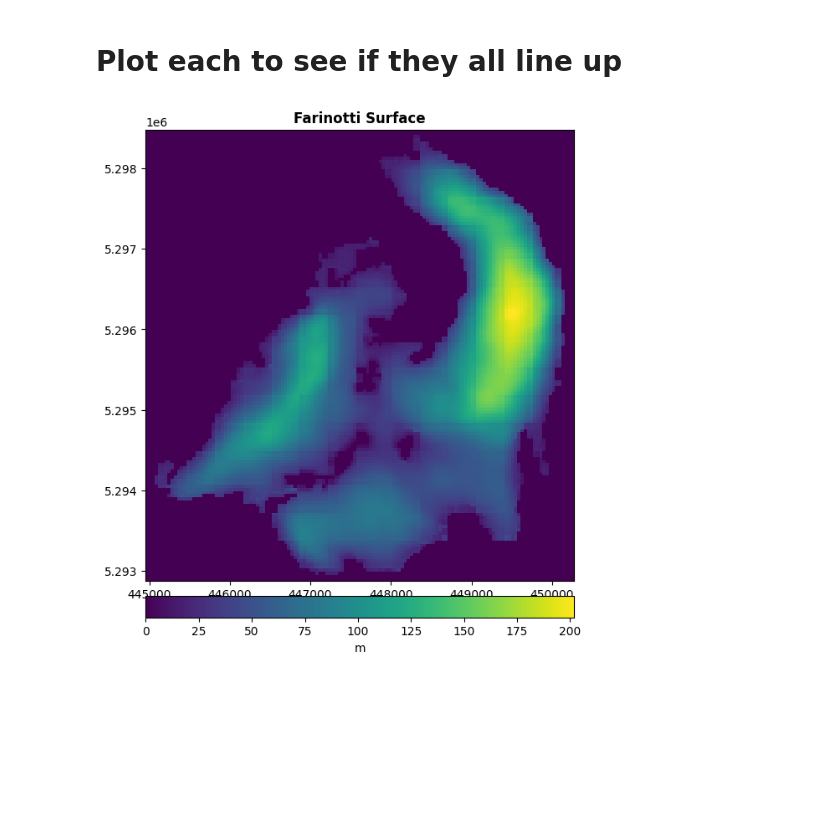
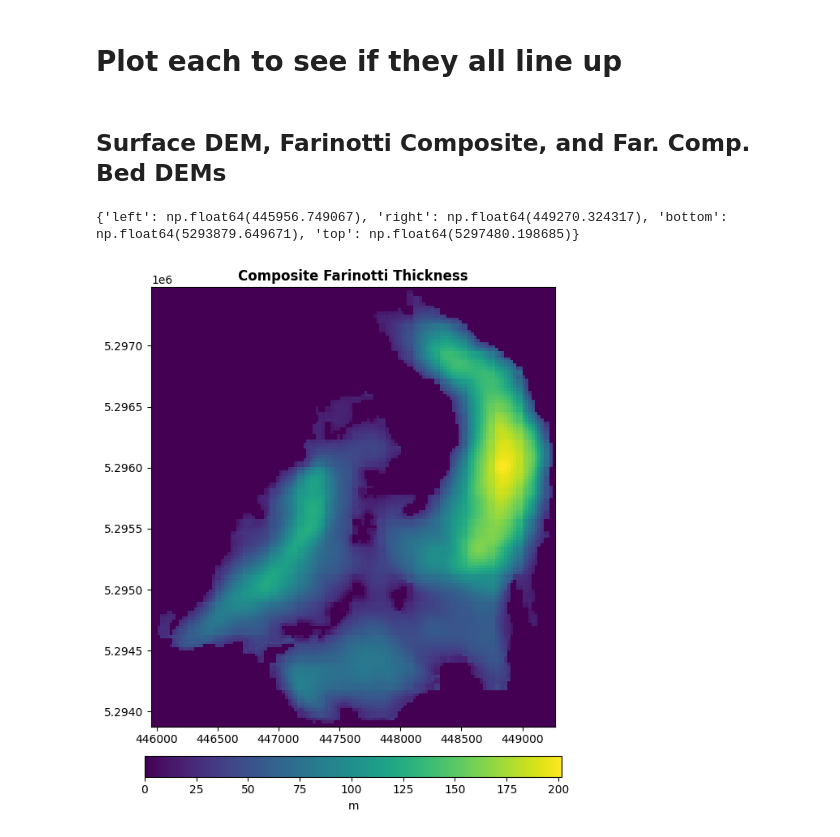
Before and after one commit to JonMaurer/Blue_glacier, a Jupyter notebook: sync/blue_glacier/code/liam_notebooks/blue_glacier.ipynb, the cells around one changed output. Drawn from its saved outputs; the diff is of its cells as text; code cells hidden in the pictures; blank space fills up the shorter version.

```diff
--- a/sync/blue_glacier/code/liam_notebooks/blue_glacier.ipynb
+++ b/sync/blue_glacier/code/liam_notebooks/blue_glacier.ipynb
@@ -85,44 +88,41 @@ Q = firedrake.FunctionSpace(mesh, dg1)
 V = firedrake.VectorFunctionSpace(mesh, cg1)
 # %% [markdown]
 # Plot each to see if they all line up
+# %% [markdown]
+## Surface DEM, Farinotti Composite, and Far. Comp. Bed DEMs
 # %%
 coords = np.array(list(geojson.utils.coords(outline)))
 delta = 1e3
 extent = {
-    "left": coords[:, 0].min() - 1 * delta,
-    "right": coords[:, 0].max() + delta,
-    "bottom": coords[:, 1].min() - 1 * delta,
-    "top": coords[:, 1].max() + delta,
+    "left": coords[:, 0].min(),
+    "right": coords[:, 0].max(),
+    "bottom": coords[:, 1].min(),
+    "top": coords[:, 1].max(),
 }
+# %%
+print(extent)
+# %% [output]
+{'left': np.float64(445956.749067), 'right': np.float64(449270.324317), 'bottom': np.float64(5293879.649671), 'top': np.float64(5297480.198685)}
 # %%
-# Surface File and Bed file
+# Farinotti Composite Thickness
 surf_file_far = rasterio.open(far_h)
 window = rasterio.windows.from_bounds(**extent,
                                       transform=surf_file_far.transform).round_lengths().round_offsets()
 transform = surf_file_far.window_transform(window)
-FarinottiSurf_obs = surf_file_far.read(window=window)
-
-#surf_file = rasterio.open(dave_surface)
-#window = rasterio.windows.from_bounds(**extent,
-#                                      transform=surf_file.transform).round_lengths().round_offsets()
-#transform = surf_file.window_transform(window)
-#DaveSurf_obs = surf_file.read(window=window)
-
-# Filtering Fill Vals
-#DaveSurf_obs[DaveSurf_obs < 0] = 0
+CompositeSurf_obs = surf_file_far.read(window=window)
 # %%
 fig, ax = plt.subplots(1, 1, figsize = [6, 7], sharey = True)
 
-colors = ax.imshow(FarinottiSurf_obs[0, :, :],
+colors = ax.imshow(CompositeSurf_obs[0, :, :],
                       extent=(extent["left"], extent["right"], extent["bottom"], extent["top"]),
                       #cmap = cmap2,
                       #vmin = 1500,
                       axes=ax)
-fig.colorbar(colors, label="m", location = 'bottom', fraction=0.046, pad=0.03)
-ax.set_title('Farinotti Surface', fontweight = 'bold')
+fig.colorbar(colors, label="m", location = 'bottom', fraction=0.05, pad=0.06)
+ax.set_title('Composite Farinotti Thickness', fontweight = 'bold')
 ax.set_aspect("equal")
 
 plt.tight_layout()
 # %% [output]
-[figure, old version]
+[figure, new version]
 # %%
```
Also changed, not shown: parts of 43 cells of this notebook, 10 other files.
